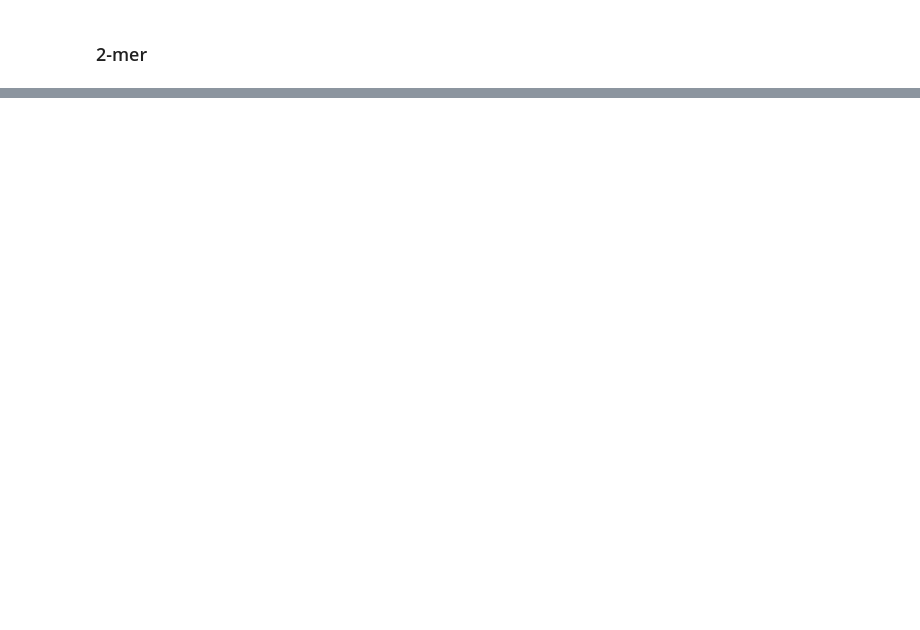
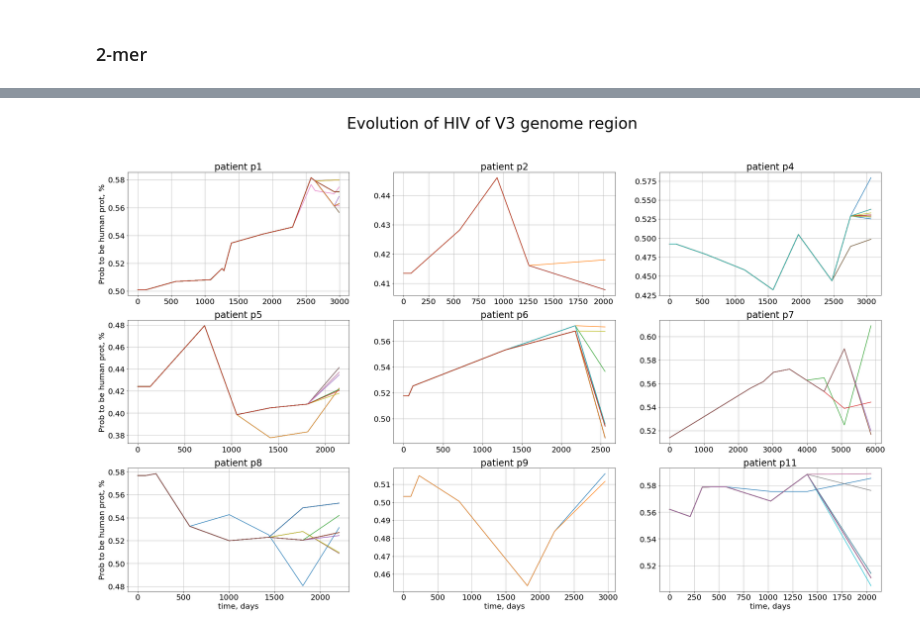
Before and after one commit to tsvvas/hiv_project, a Jupyter notebook: Classification.ipynb, the cells around one changed output, grey strips where cells are left out. Saved outputs shown, nothing was run; the diff lists cells and outputs as text; code cells hidden in the pictures; blank space fills up the shorter version.

```diff
--- a/Classification.ipynb
+++ b/Classification.ipynb
@@ -345,0 +474,3 @@ plt.show()
+# %%
+patients = ['p{}'.format(i) for i in range(1, 12)]
+patients
@@ -345,0 +511,2 @@ plt.show()
+# %%
+pat_X, pat_Y, patients_used = graph_patients(patients)
@@ -345,0 +523,35 @@ plt.show()
+# %%
+fig, axs = plt.subplots(3, 3, figsize = (35, 20), sharex = 'none', sharey = 'none')
+#fig.figsize = (20, 16)
+i = 0
+for x in range(3):
+    for y in range(3):
+        for Y in pat_Y[i]:
+            axs[x, y].plot(pat_X[i], Y)
+            axs[x, y].set_title('patient {}'.format(patients_used[i]))
+        axs[x, y].grid(alpha=1)
+        i += 1
+
+
+#print(list(axs.flat))
+
+axs[0, 0].set(ylabel='Prob to be human prot, %')
+axs[1, 0].set(ylabel='Prob to be human prot, %')
+axs[2, 0].set(ylabel='Prob to be human prot, %')
+
+axs[2, 0].set(xlabel='time, days')
+axs[2, 1].set(xlabel='time, days')
+axs[2, 2].set(xlabel='time, days')
+
+#for ax in axs.flat:
+    #ax.set(xlabel='time, days', ylabel='Prob to be human prot, %')
+
+'''for ax in axs.flat:
+    ax.label_outer()'''
+
+#plt.tick_params(axis='both', which='both', labelsize=7)
+fig.suptitle('Evolution of HIV of V3 genome region', fontsize = 40)
+plt.savefig('graphs.png', quality=100, bbox_inches='tight')
+plt.show()
+# %% [output]
+[figure, added]
```
Also changed, not shown: parts of 19 cells of this notebook, 2 other files.
